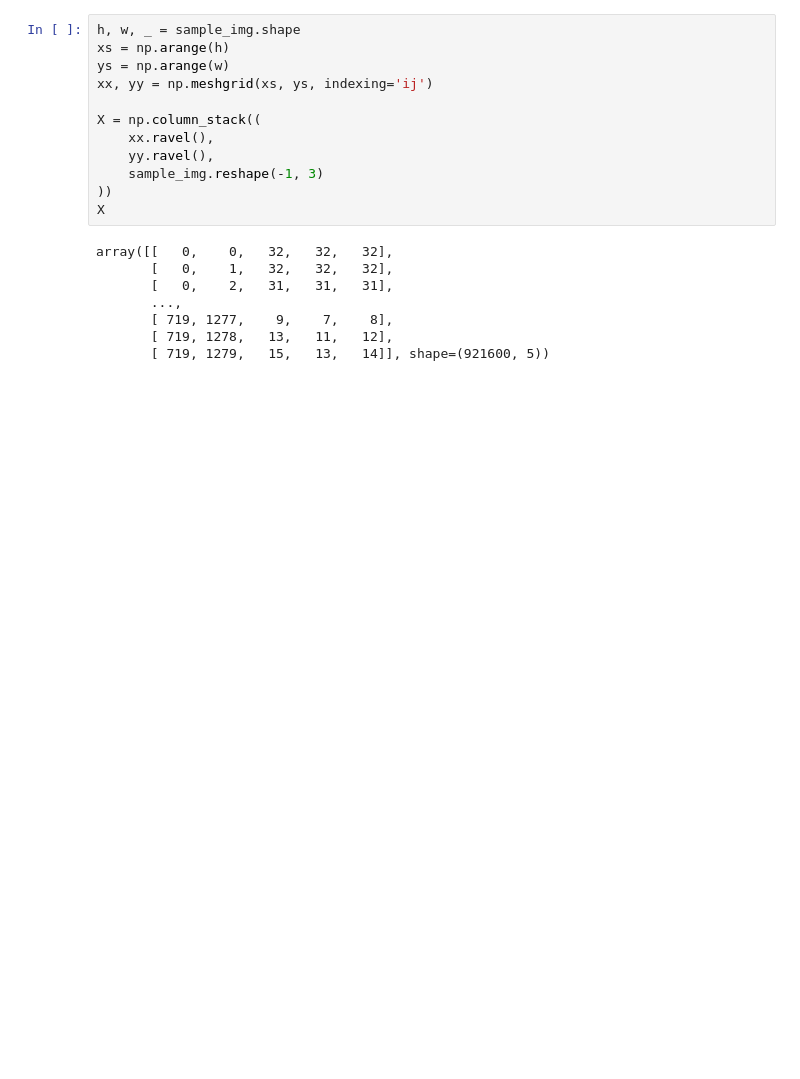
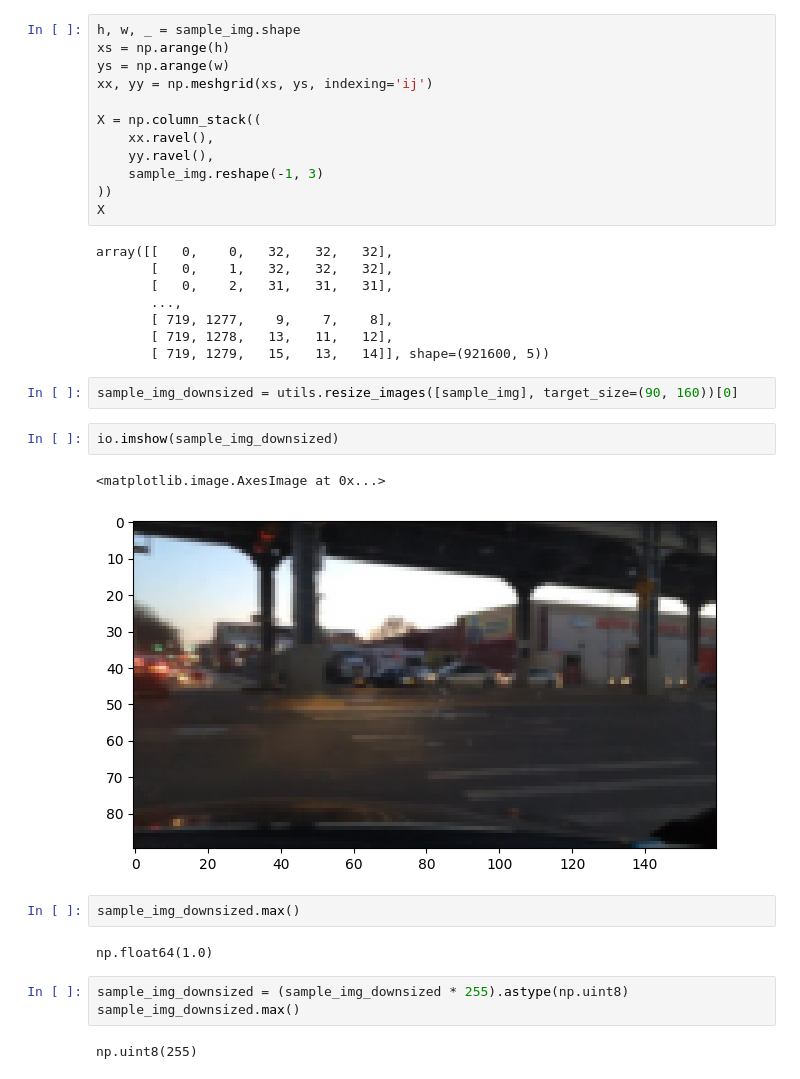
Before and after one commit to jtaylor-eng/full_frame_traffic_segmentation, a Jupyter notebook: mean_shift.ipynb, the cells around one changed output. Cells and saved outputs as stored; diff of their text form; blank space fills up the shorter version.

```diff
--- a/mean_shift.ipynb
+++ b/mean_shift.ipynb
@@ -96,3 +104,19 @@ array([[   0,    0,   32,   32,   32],
        [ 719, 1277,    9,    7,    8],
        [ 719, 1278,   13,   11,   12],
        [ 719, 1279,   15,   13,   14]], shape=(921600, 5))
+# %%
+sample_img_downsized = utils.resize_images([sample_img], target_size=(90, 160))[0]
+# %%
+io.imshow(sample_img_downsized)
+# %% [output]
+<matplotlib.image.AxesImage at 0x...>
+[figure, added]
+# %%
+sample_img_downsized.max()
+# %% [output]
+np.float64(1.0)
+# %%
+sample_img_downsized = (sample_img_downsized * 255).astype(np.uint8)
+sample_img_downsized.max()
+# %% [output]
+np.uint8(255)
```
Also changed, not shown: parts of 6 cells of this notebook, 6 other files.
